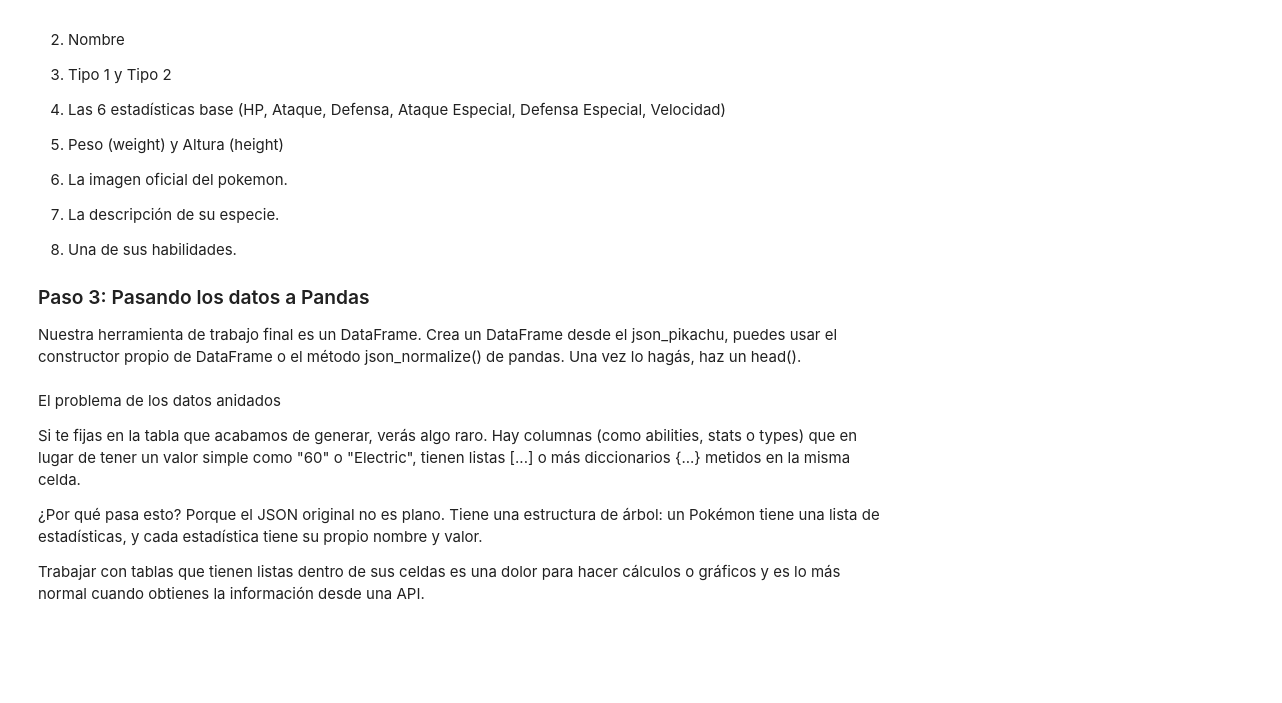
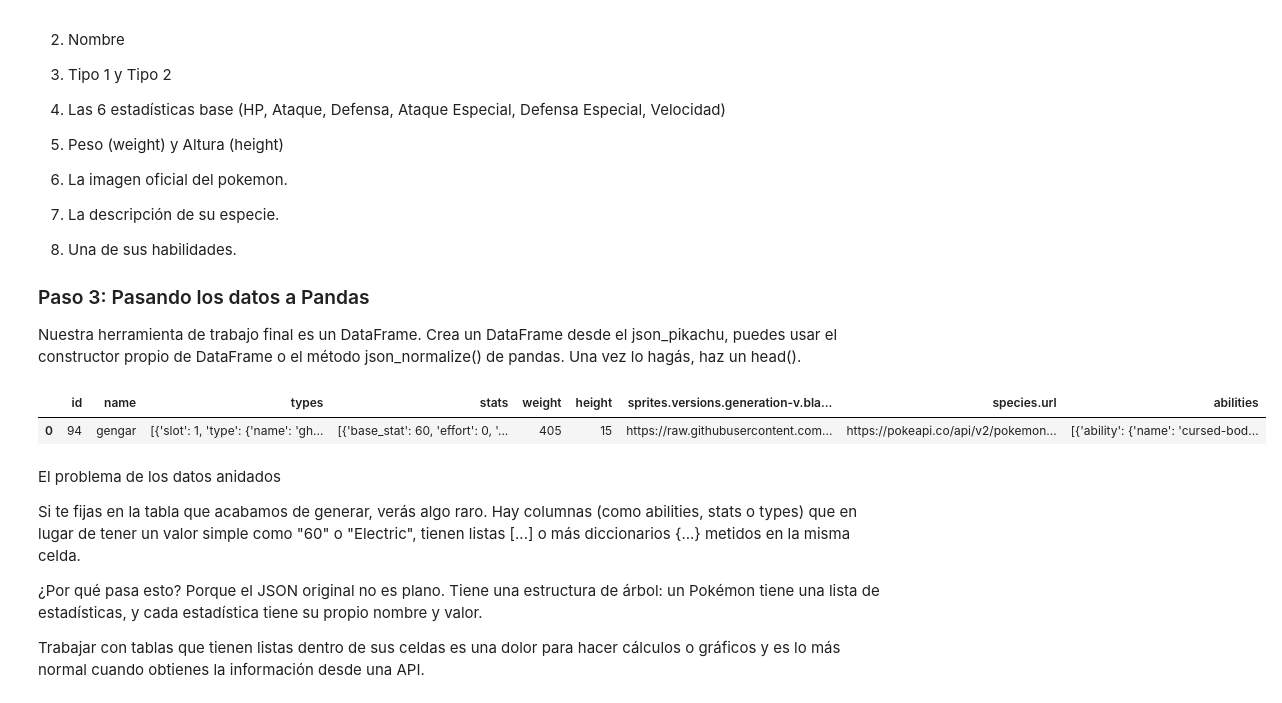
Before and after one commit to mikel-ao/2026-02-BILBAO-FT-Data-Science, a Jupyter notebook: 2-Data_Analysis/3-Sources/Web/Práctica/Ejercicio_API_Opcional_Mikel.ipynb, the cells around one changed output. Cells and saved outputs as stored; diff of their text form; code cells hidden in the pictures; blank space fills up the shorter version.

```diff
--- a/2-Data_Analysis/3-Sources/Web/Práctica/Ejercicio_API_Opcional_Mikel.ipynb
+++ b/2-Data_Analysis/3-Sources/Web/Práctica/Ejercicio_API_Opcional_Mikel.ipynb
@@ -30,7 +30,7 @@ endpoint = "pokemon"
 recurso = "gengar"
 
 url = f"https://pokeapi.co/api/v2/{endpoint}/{recurso}"
-datos_pikachu = requests.get(url)
+datos_gengar = requests.get(url)
 # %% [markdown]
 Usamos la función requests.get() para hacer la consulta. Esta función no nos da los datos inmediatamente, sino una respuesta. Puedes probar haciendo un print del tipo. Si el código de estado de esa respuesta es 200, significa que la conexión ha sido un éxito y podemos proceder a leer los datos.
 # %%
@@ -42,3 +42,6 @@ print(type(datos_pikachu), datos_pikachu)
 ### Paso 2: Desempaquetar los datos (.json())
 
 La variable datos_pikachu de nuestro paso anterior contiene la respuesta del servidor, pero no los datos legibles. Para extraer la información real, usa el método .json() y guárdalo en una variable llamada json_pikachu.
+# %%
+json_gengar = datos_gengar.json()       # Creamos un JSON con los datos de Gengar y vemos las claves
+print(json_gengar.keys())
@@ -68,6 +73,13 @@ Pero para nuestro Carnet de Identidad Pokémon, sólo necesitamos estos datos cl
 Nuestra herramienta de trabajo final es un DataFrame.
 Crea un DataFrame desde el json_pikachu, puedes usar el constructor propio de DataFrame o el método json_normalize() de pandas.
 Una vez lo hagás, haz un head().
+# %%
+df_gengar = pd.json_normalize(json_gengar)      # Creamos el dataframe y ahora con pandas vamos a seleccionar solo las columnas que queremos
+df_gengar_clean = df_gengar[["id", "name", "types", "stats", "weight", "height", "sprites.versions.generation-v.black-white.front_default", "species.url", "abilities"]]
+df_gengar_clean.head()
+# %% [output]
+|  | id | name | types | stats | weight | height | sprites.versions.generation-v.bla... | species.url | abilities |
+| 0 | 94 | gengar | [{'slot': 1, 'type': {'name': 'gh... | [{'base_stat': 60, 'effort': 0, '... | 405 | 15 | https://raw.githubusercontent.com... | https://pokeapi.co/api/v2/pokemon... | [{'ability': {'name': 'cursed-bod... |
 # %% [markdown]
 El problema de los datos anidados
 
```
Also changed, not shown: parts of 7 cells of this notebook.
